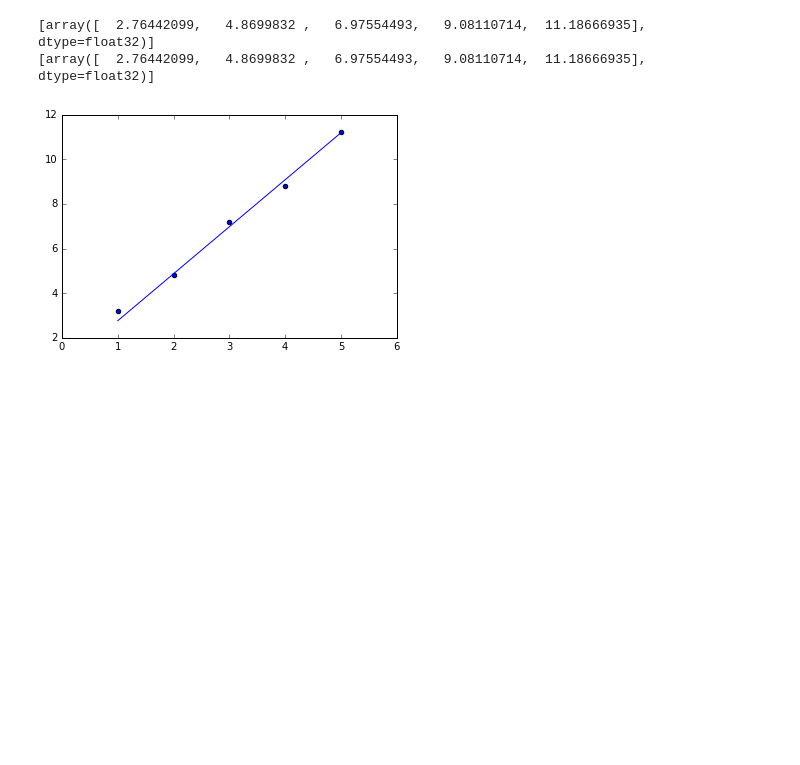
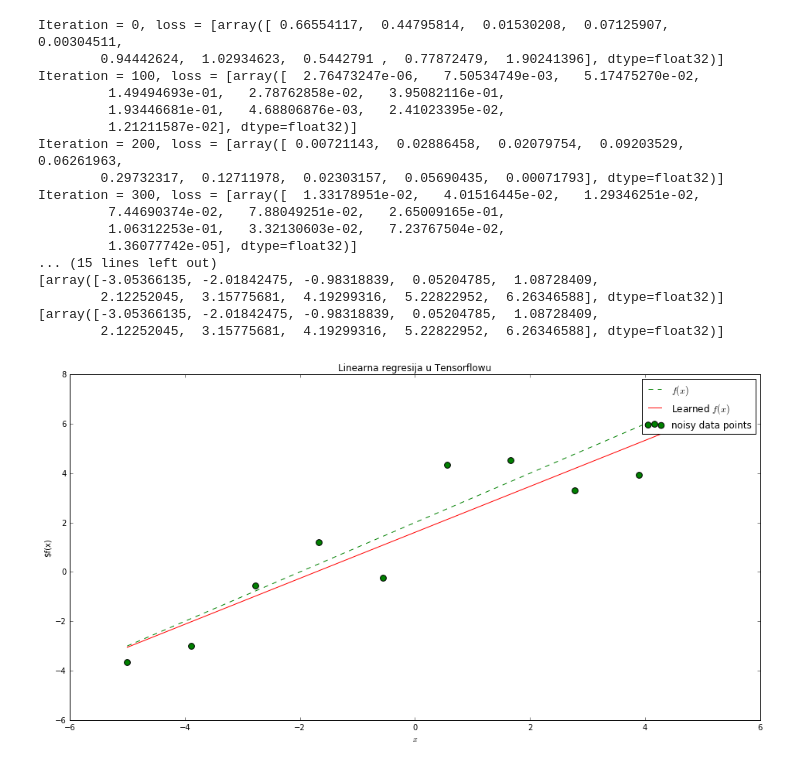
Before and after one commit to Mungosin/DeepLearning, a Jupyter notebook: Lab1/Lab1.ipynb, the cells around one changed output. Saved outputs shown, nothing was run; the diff lists cells and outputs as text; code cells hidden in the pictures; blank space fills up the shorter version.

```diff
--- a/Lab1/Lab1.ipynb
+++ b/Lab1/Lab1.ipynb
@@ -123,8 +127,18 @@ import tensorflow as tf
 import numpy as np
 import matplotlib.pyplot as plt
 
-input_data = [1,2,3,4,5]
-output_data = [3.2,4.8,7.2,8.8,11.2]
+def f(X):
+    return X+2
+
+def make_labels(X,std):
+    return f(X) + np.random.normal(scale=std,size=len(X))
+
+N=10
+n_iter=1000
+print_every = 100
+input_data = np.linspace(-5,5,N)
+output_data = make_labels(input_data,1)
+analythic_grad = False
 ## 1. definicija računskog grafa
 # podatci i parametri
 X  = tf.placeholder(tf.float32, [None])
@@ -150,39 +164,68 @@ sess.run(tf.initialize_all_variables())
 y_valid = Y
 #gradient definišn
 grads_and_vars = trainer.compute_gradients(loss, var_list=[a,b],)
 apply_grads = trainer.apply_gradients(grads_and_vars)
 ## 3. učenje
 # neka igre počnu!
-for i in range(100):
+for i in range(n_iter):
 
     #value = sess.run([grads_and_vars], feed_dict={X: [1], Y_: [3]})
     #print value
     #print "vrijednost izlaza", sess.run([Y], feed_dict={X: [1]})
 
+    if i % print_every == 0:
+        print "Iteration = %d, loss = %s" % (i, sess.run([loss],feed_dict={X: input_data, Y_: output_data}))
     #moj analiticki gradijent :D
     #print (sess.run([Y], feed_dict={X: [1]})[0] - 3)* 1
-
-    sess.run(apply_grads,feed_dict={X: input_data, Y_: output_data})
+    if analythic_grad:
+        sess.run(apply_grads,feed_dict={X: input_data, Y_: output_data})
+        if i % print_every == 0:
+            print "Iteration = %d, loss = %f" % (i,sess.run([loss],feed_dict={X: input_data, Y_: output_data}))
+            print "Analythic gradient"
+            print (sess.run([Y], feed_dict={X: [1]})[0] - 3)* 1
+    else:
+        val_loss, _, val_a,val_b = sess.run([loss, train_op, a,b], feed_dict={X: input_data, Y_: output_data})
     #print i
 #     test tf.Printa
 #     test = tf.constant([1.0,2.0])
 #     test2 = tf.Print(test,[test],message=("test varijablica "))
 #     sess.run([test2]) #printa u terminal :'( suzice
 
 #     print i
 #     print
 #     val_loss, _, val_a,val_b = sess.run([loss, train_op, a,b],
 #         feed_dict={X: [1,2,3,4], Y_: [3,5,7,9]})
     #print(i,val_loss, val_a,val_b)
 print
 print sess.run([Y], feed_dict={X:input_data})
 print sess.run([y_valid], feed_dict={X:input_data})
-plt.scatter(input_data,output_data)
-plt.plot(input_data,sess.run([Y], feed_dict={X:input_data})[0])
+plt.figure(figsize=(16,8))
+plt.plot(input_data,f(input_data),'--',c="green",label="$f(x)$")
+plt.scatter(input_data,output_data,marker='o',s=60,c="green",label="noisy data points")
+plt.plot(input_data,sess.run([Y], feed_dict={X:input_data})[0],c="red",label="Learned $f(x)$")
+plt.legend()
+plt.xlabel("$x$")
+plt.ylabel("$f(x)")
+plt.title("Linearna regresija u Tensorflowu")
 plt.show()
 sess.close()
 # %% [output]
-[array([  2.76442099,   4.8699832 ,   6.97554493,   9.08110714,  11.18666935], dtype=float32)]
-[array([  2.76442099,   4.8699832 ,   6.97554493,   9.08110714,  11.18666935], dtype=float32)]
+Iteration = 0, loss = [array([ 0.66554117,  0.44795814,  0.01530208,  0.07125907,  0.00304511,
+        0.94442624,  1.02934623,  0.5442791 ,  0.77872479,  1.90241396], dtype=float32)]
+Iteration = 100, loss = [array([  2.76473247e-06,   7.50534749e-03,   5.17475270e-02,
+         1.49494693e-01,   2.78762858e-02,   3.95082116e-01,
+         1.93446681e-01,   4.68806876e-03,   2.41023395e-02,
+         1.21211587e-02], dtype=float32)]
+Iteration = 200, loss = [array([ 0.00721143,  0.02886458,  0.02079754,  0.09203529,  0.06261963,
+        0.29732317,  0.12711978,  0.02303157,  0.05690435,  0.00071793], dtype=float32)]
+Iteration = 300, loss = [array([  1.33178951e-02,   4.01516445e-02,   1.29346251e-02,
+         7.44690374e-02,   7.88049251e-02,   2.65009165e-01,
+         1.06312253e-01,   3.32130603e-02,   7.23767504e-02,
+         1.36077742e-05], dtype=float32)]
+... (15 lines left out)
+[array([-3.05366135, -2.01842475, -0.98318839,  0.05204785,  1.08728409,
+        2.12252045,  3.15775681,  4.19299316,  5.22822952,  6.26346588], dtype=float32)]
+[array([-3.05366135, -2.01842475, -0.98318839,  0.05204785,  1.08728409,
+        2.12252045,  3.15775681,  4.19299316,  5.22822952,  6.26346588], dtype=float32)]
-[figure, old version]
+[figure, new version]
 # %%
```
Also changed, not shown: parts of 11 cells of this notebook, 14 other files.
